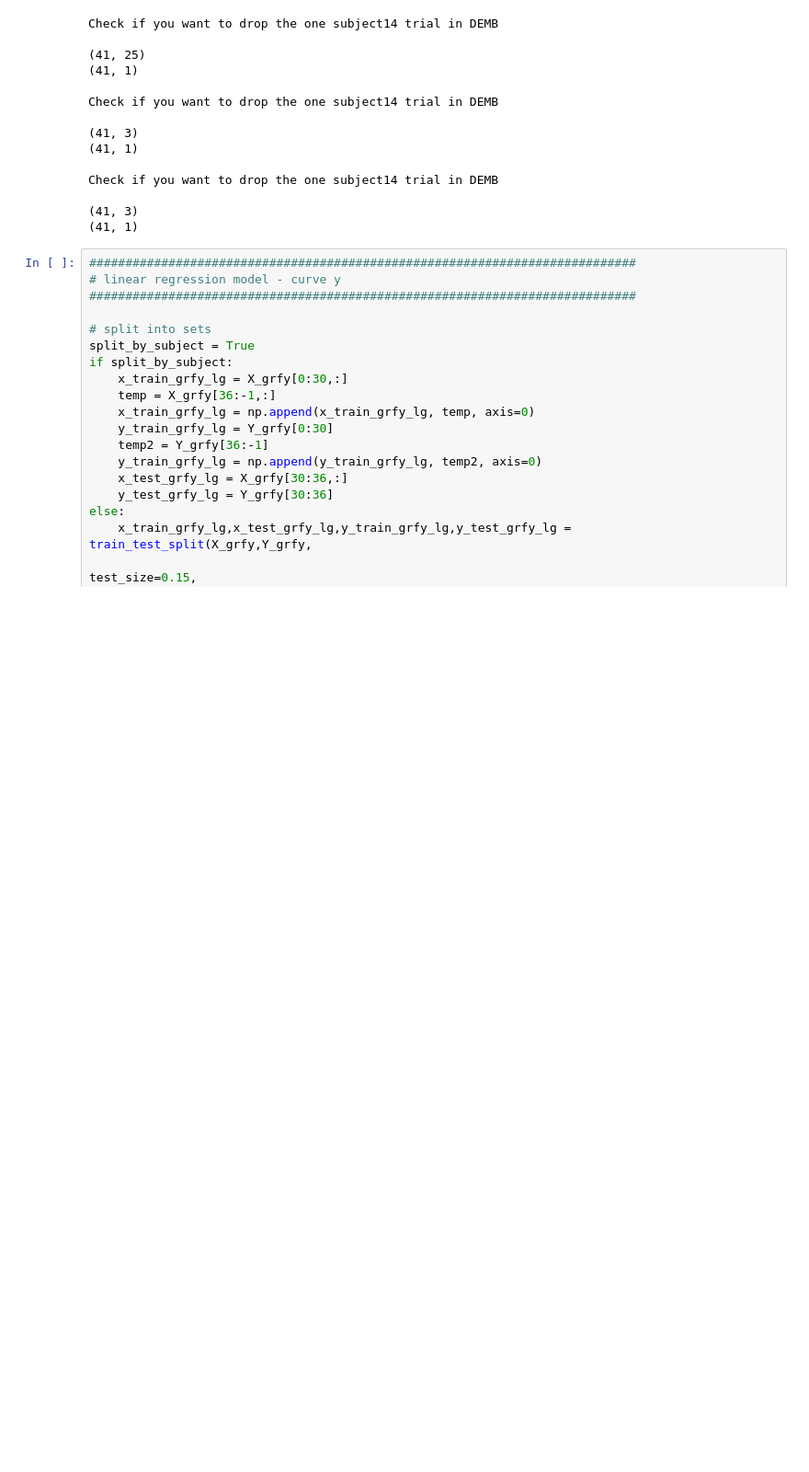
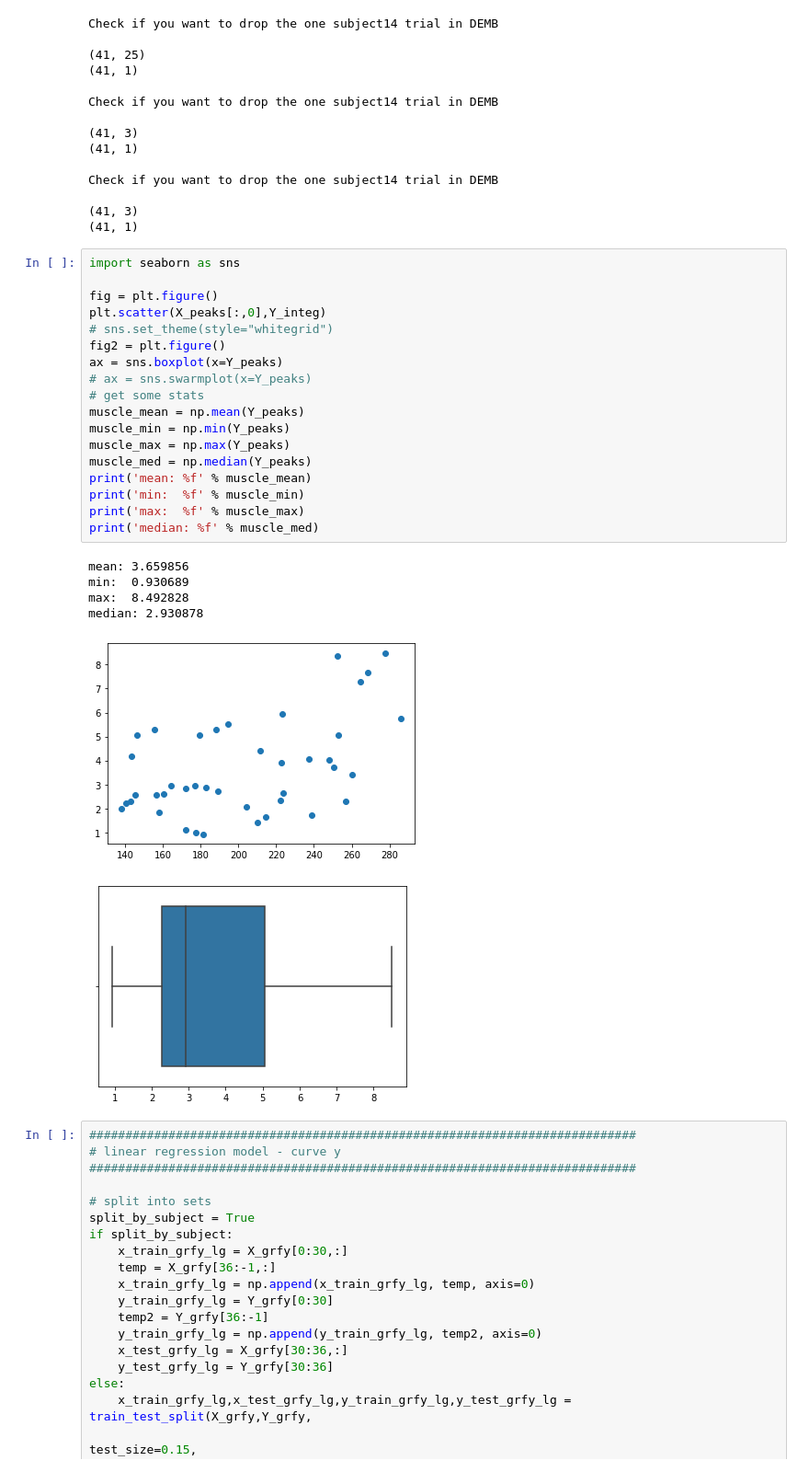
Before and after one commit to stingjp/muscleEnergyModel, a Jupyter notebook: grfToSingleMuscleMetabolics.ipynb, the cells around one changed output. Shown at 92% size. Cells and saved outputs as stored; diff of their text form; blank space fills up the shorter version.

```diff
--- a/grfToSingleMuscleMetabolics.ipynb
+++ b/grfToSingleMuscleMetabolics.ipynb
@@ -194,6 +194,31 @@ Check if you want to drop the one subject14 trial in DEMB
 
 (41, 3)
 (41, 1)
+# %%
+import seaborn as sns
+
+fig = plt.figure()
+plt.scatter(X_peaks[:,0],Y_integ)
+# sns.set_theme(style="whitegrid")
+fig2 = plt.figure()
+ax = sns.boxplot(x=Y_peaks)
+# ax = sns.swarmplot(x=Y_peaks)
+# get some stats
+muscle_mean = np.mean(Y_peaks)
+muscle_min = np.min(Y_peaks)
+muscle_max = np.max(Y_peaks)
+muscle_med = np.median(Y_peaks)
+print('mean: %f' % muscle_mean)
+print('min:  %f' % muscle_min)
+print('max:  %f' % muscle_max)
+print('median: %f' % muscle_med)
+# %% [output]
+mean: 3.659856
+min:  0.930689
+max:  8.492828
+median: 2.930878
+[figure, added]
+[figure, added]
 # %%
 ############################################################################
 # linear regression model - curve y
```
Also changed, not shown: parts of 1 cell of this notebook, 2 other files.
